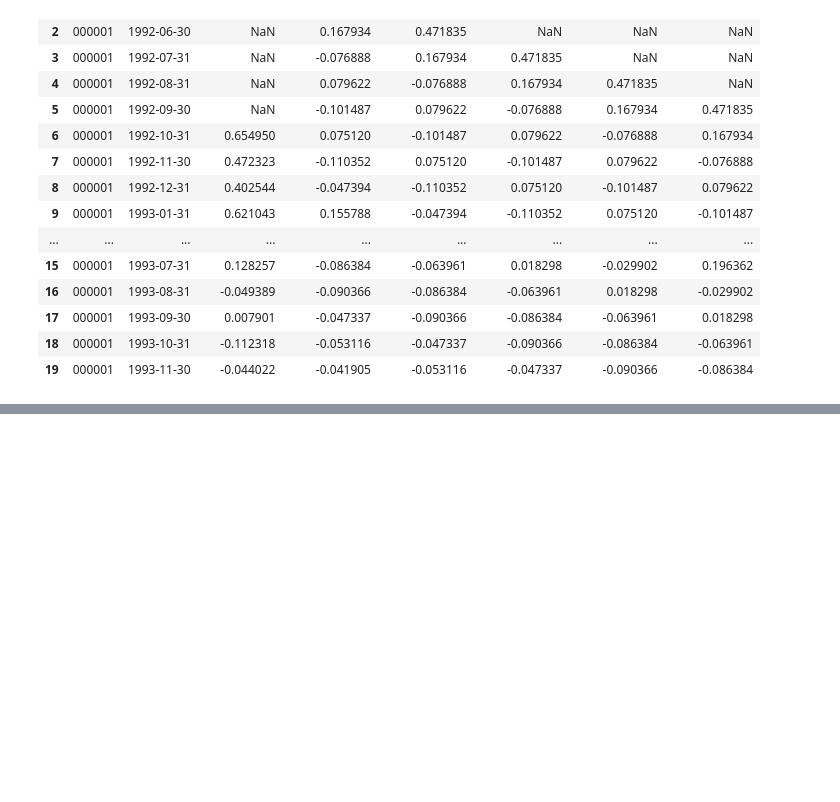
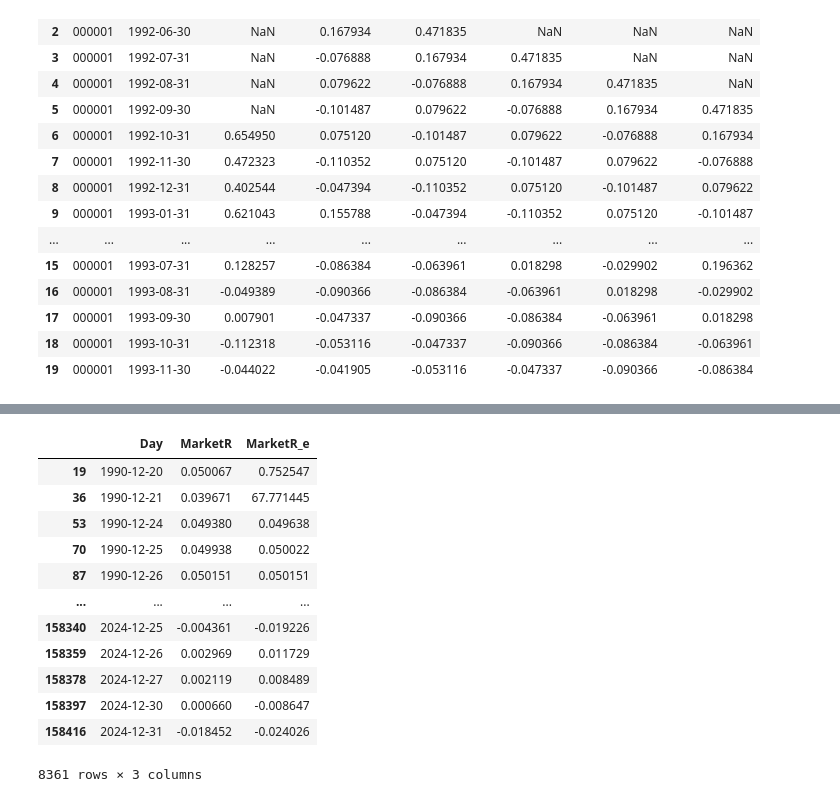
Before and after one commit to chenghang1989/Asset-Pricing-Homework, a Jupyter notebook: Homework 2 Anomaly.ipynb, the cells around one changed output, grey strips where cells are left out. Saved outputs shown, nothing was run; the diff lists cells and outputs as text; code cells hidden in the pictures; blank space fills up the shorter version.

```diff
--- a/Homework 2 Anomaly.ipynb
+++ b/Homework 2 Anomaly.ipynb
@@ -856,0 +944,21 @@ Newey-West t统计量: -0.1892
+# %%
+Marketret_day_stock = pd.read_csv('Data/TRD_Cndalym2024.csv')
+Marketret_day_stock = Marketret_day_stock[Marketret_day_stock['Markettype'] == 21]
+Marketret_day_stock = Marketret_day_stock[['Trddt', 'Cdretwdos', 'Cdretwdeq']].dropna()
+Marketret_day_stock.columns = ['Day', 'MarketR', 'MarketR_e']
+Marketret_day_stock['Day'] = pd.to_datetime(Marketret_day_stock['Day'],format='%Y-%m-%d')
+Marketret_day_stock
+# %% [output]
+|  | Day | MarketR | MarketR_e |
+| 19 | 1990-12-20 | 0.050067 | 0.752547 |
+| 36 | 1990-12-21 | 0.039671 | 67.771445 |
+| 53 | 1990-12-24 | 0.049380 | 0.049638 |
+| 70 | 1990-12-25 | 0.049938 | 0.050022 |
+| 87 | 1990-12-26 | 0.050151 | 0.050151 |
+| ... | ... | ... | ... |
+| 158340 | 2024-12-25 | -0.004361 | -0.019226 |
+| 158359 | 2024-12-26 | 0.002969 | 0.011729 |
+| 158378 | 2024-12-27 | 0.002119 | 0.008489 |
+| 158397 | 2024-12-30 | 0.000660 | -0.008647 |
+| 158416 | 2024-12-31 | -0.018452 | -0.024026 |
+8361 rows × 3 columns
```
Also changed, not shown: parts of 16 cells of this notebook.
